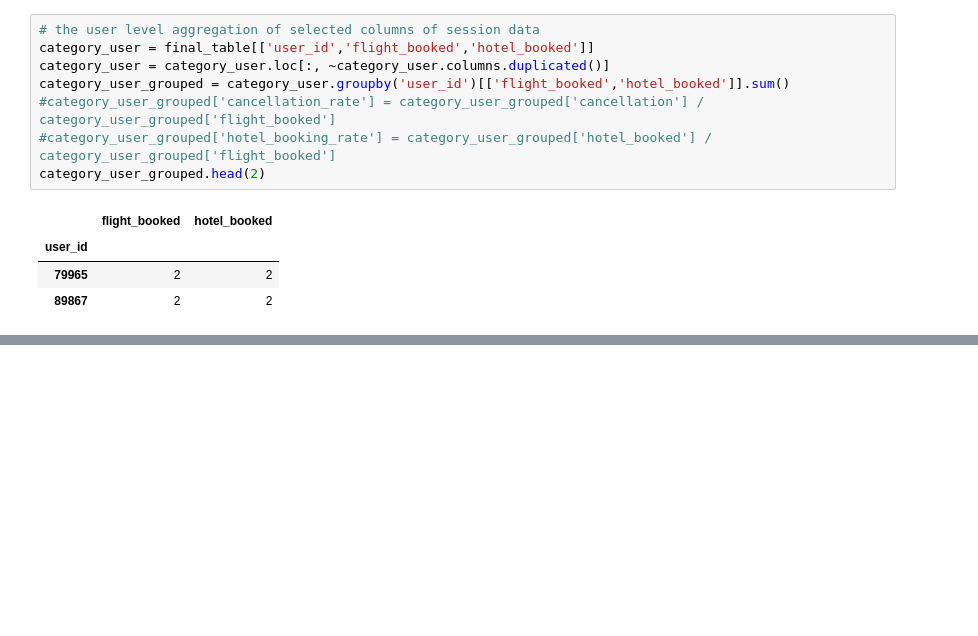
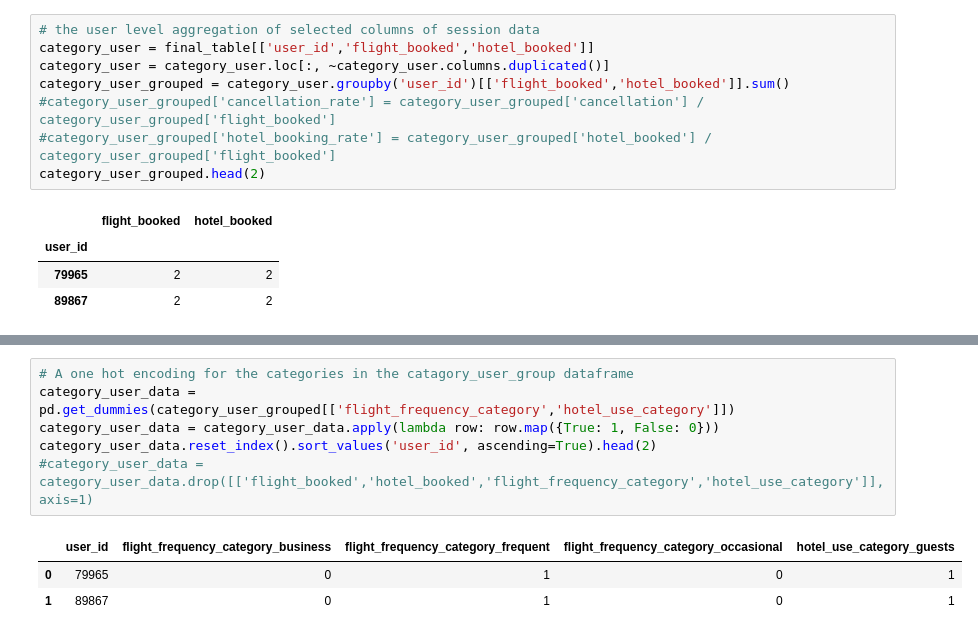
Before and after one commit to derewor/Travel-Tide-project, a Jupyter notebook: TravelTide_project_final.ipynb, the cells around one changed output, grey strips where cells are left out. Drawn from its saved outputs; the diff is of its cells as text; blank space fills up the shorter version.

```diff
--- a/TravelTide_project_final.ipynb
+++ b/TravelTide_project_final.ipynb
@@ -393,0 +411,10 @@ category_user_grouped.head()
+# %%
+# A one hot encoding for the categories in the catagory_user_group dataframe
+category_user_data = pd.get_dummies(category_user_grouped[['flight_frequency_category','hotel_use_category']])
+category_user_data = category_user_data.apply(lambda row: row.map({True: 1, False: 0}))
+category_user_data.reset_index().sort_values('user_id', ascending=True).head(2)
+#category_user_data = category_user_data.drop([['flight_booked','hotel_booked','flight_frequency_category','hotel_use_category']], axis=1)
+# %% [output]
+|  | user_id | flight_frequency_category_business | flight_frequency_category_frequent | flight_frequency_category_occasional | hotel_use_category_guests |
+| 0 | 79965 | 0 | 1 | 0 | 1 |
+| 1 | 89867 | 0 | 1 | 0 | 1 |
```
Also changed, not shown: parts of 7 cells of this notebook.
